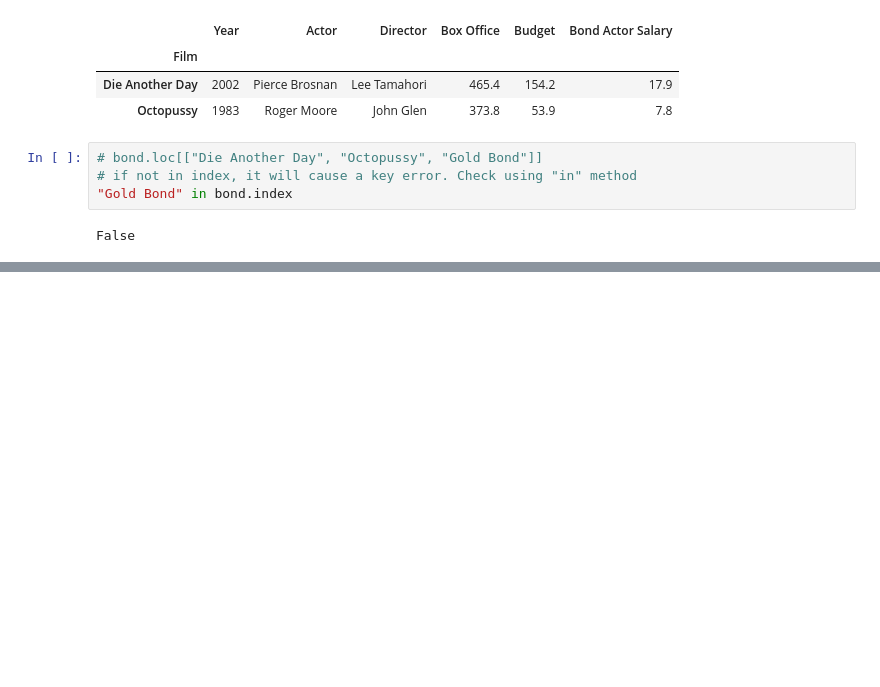
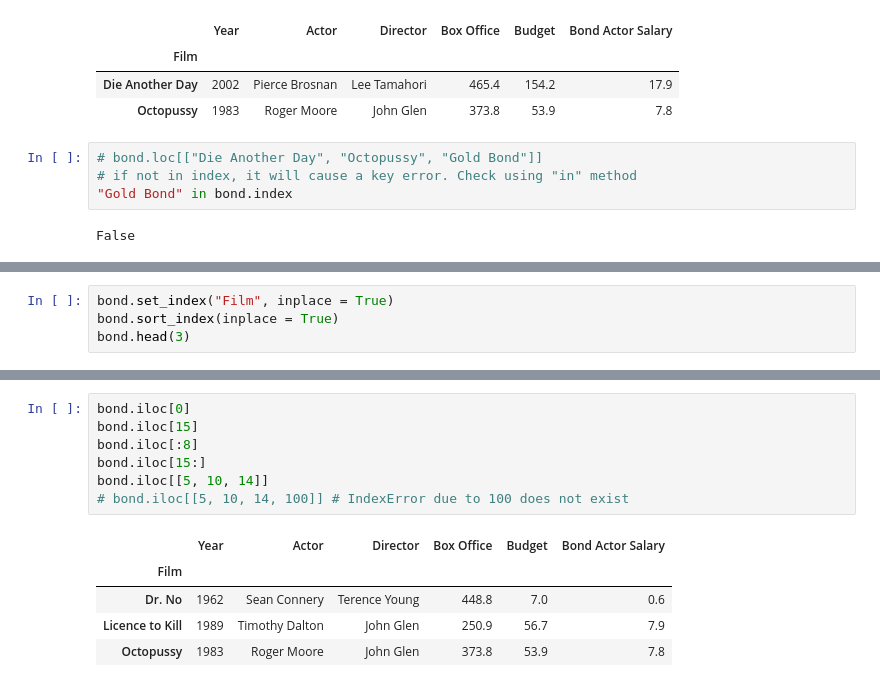
Before and after one commit to junclemente/tfs-pandas, a Jupyter notebook: DataFrames 3.0.ipynb, the cells around one changed output, grey strips where cells are left out. Drawn from its saved outputs; the diff is of its cells as text; blank space fills up the shorter version.

```diff
--- a/DataFrames 3.0.ipynb
+++ b/DataFrames 3.0.ipynb
@@ -157,0 +187,4 @@ False
+# %%
+bond.set_index("Film", inplace = True)
+bond.sort_index(inplace = True)
+bond.head(3)
@@ -157,0 +207,13 @@ False
+# %%
+bond.iloc[0]
+bond.iloc[15]
+bond.iloc[:8]
+bond.iloc[15:]
+bond.iloc[[5, 10, 14]]
+# bond.iloc[[5, 10, 14, 100]] # IndexError due to 100 does not exist
+# %% [output]
+|  | Year | Actor | Director | Box Office | Budget | Bond Actor Salary |
+| Film |  |  |  |  |  |  |
+| Dr. No | 1962 | Sean Connery | Terence Young | 448.8 | 7.0 | 0.6 |
+| Licence to Kill | 1989 | Timothy Dalton | John Glen | 250.9 | 56.7 | 7.9 |
+| Octopussy | 1983 | Roger Moore | John Glen | 373.8 | 53.9 | 7.8 |
```
Also changed, not shown: parts of 5 cells of this notebook.
